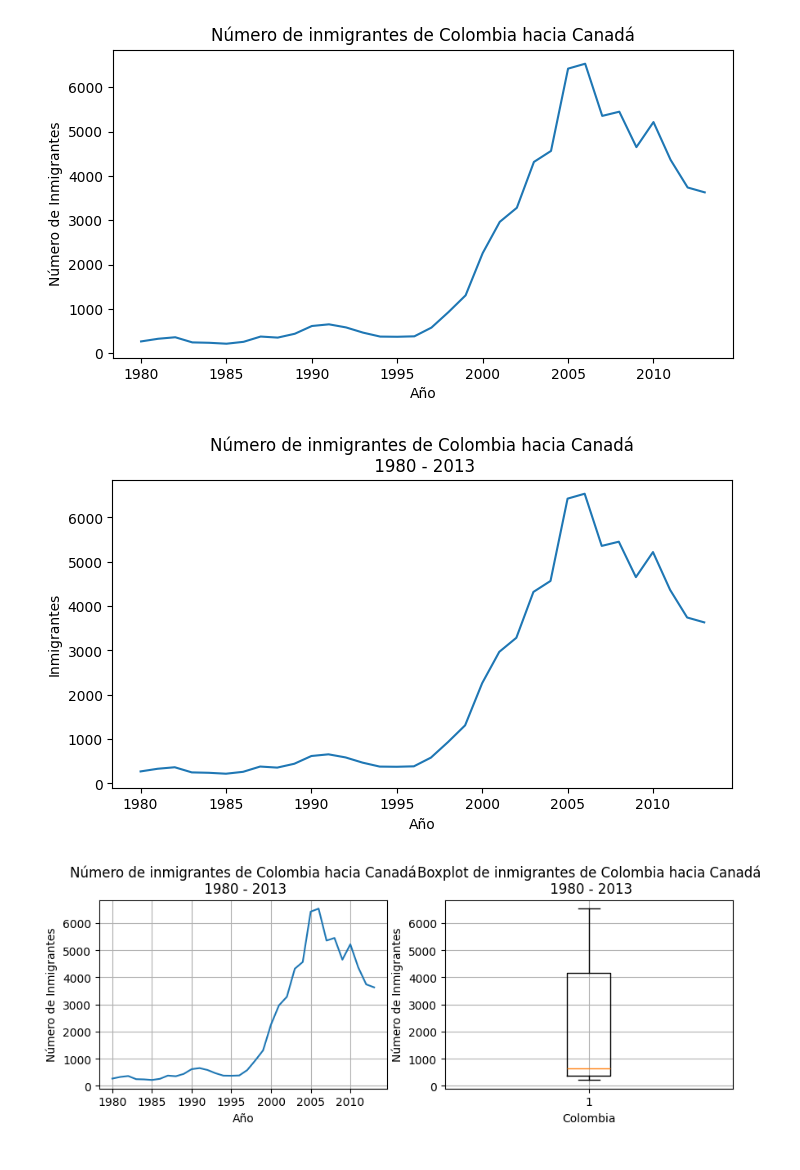
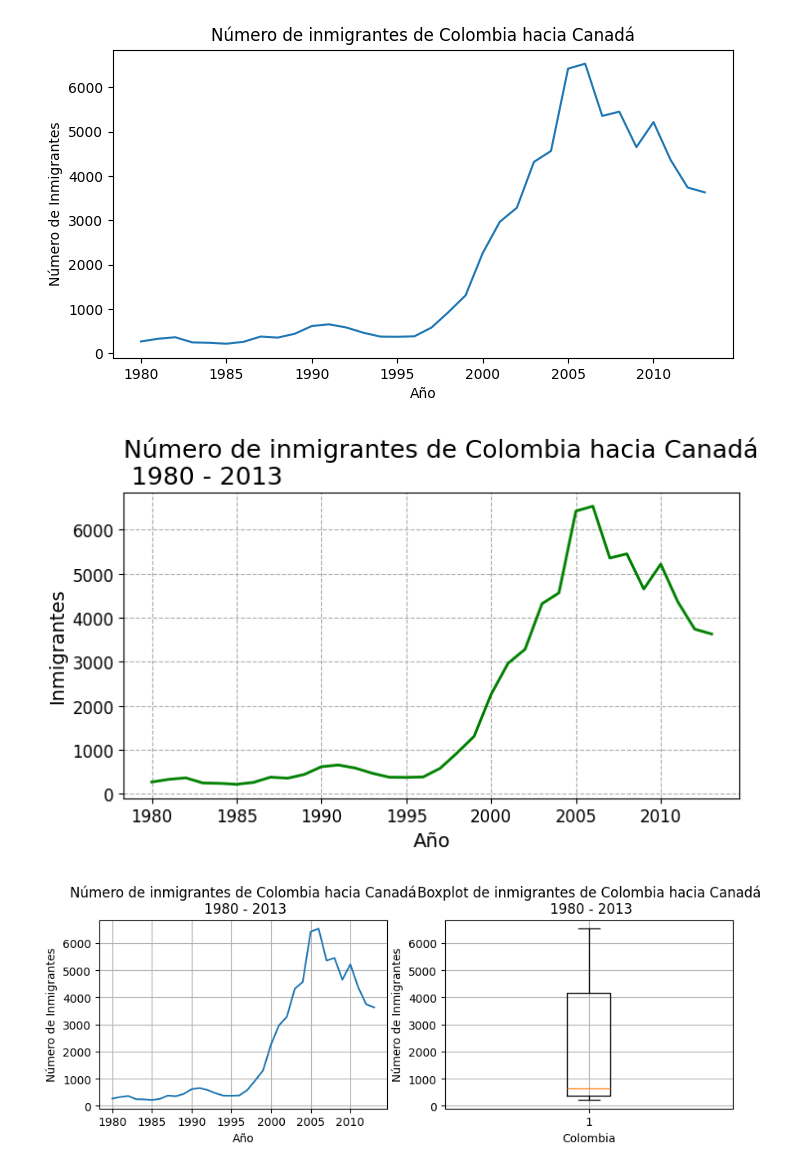
Before and after one commit to valerojuan18/pythonForDataScience, a Jupyter notebook: Visualización_de_datos.ipynb, the cells around one changed output. Drawn from its saved outputs; the diff is of its cells as text; code cells hidden in the pictures.

```diff
--- a/Visualización_de_datos.ipynb
+++ b/Visualización_de_datos.ipynb
@@ -161,14 +161,17 @@ plt.show()
 [figure]
 # %%
 fig, ax = plt.subplots(figsize=(8,4))
-ax.plot(datos_col['Año'], datos_col['Inmigrantes'])
-ax.set_title('Número de inmigrantes de Colombia hacia Canadá\n 1980 - 2013')
-ax.set_xlabel('Año')
-ax.set_ylabel('Inmigrantes')
+ax.plot(datos_col['Año'], datos_col['Inmigrantes'], lw=2, color= 'g') #marker='o')
+ax.set_title('Número de inmigrantes de Colombia hacia Canadá\n 1980 - 2013', fontsize=18, loc='left')
+ax.set_xlabel('Año', fontsize=14)
+ax.set_ylabel('Inmigrantes', fontsize=14)
 ax.xaxis.set_major_locator(plt.MultipleLocator(5))
+ax.xaxis.set_tick_params(labelsize=12)
+ax.yaxis.set_tick_params(labelsize=12)
+ax.grid(linestyle='--')
 plt.show()
 # %% [output]
-[figure, old version]
+[figure, new version]
 # %%
 fig, axs = plt.subplots(1,2, figsize=(10,3))
 
```
Also changed, not shown: parts of 3 cells of this notebook.
